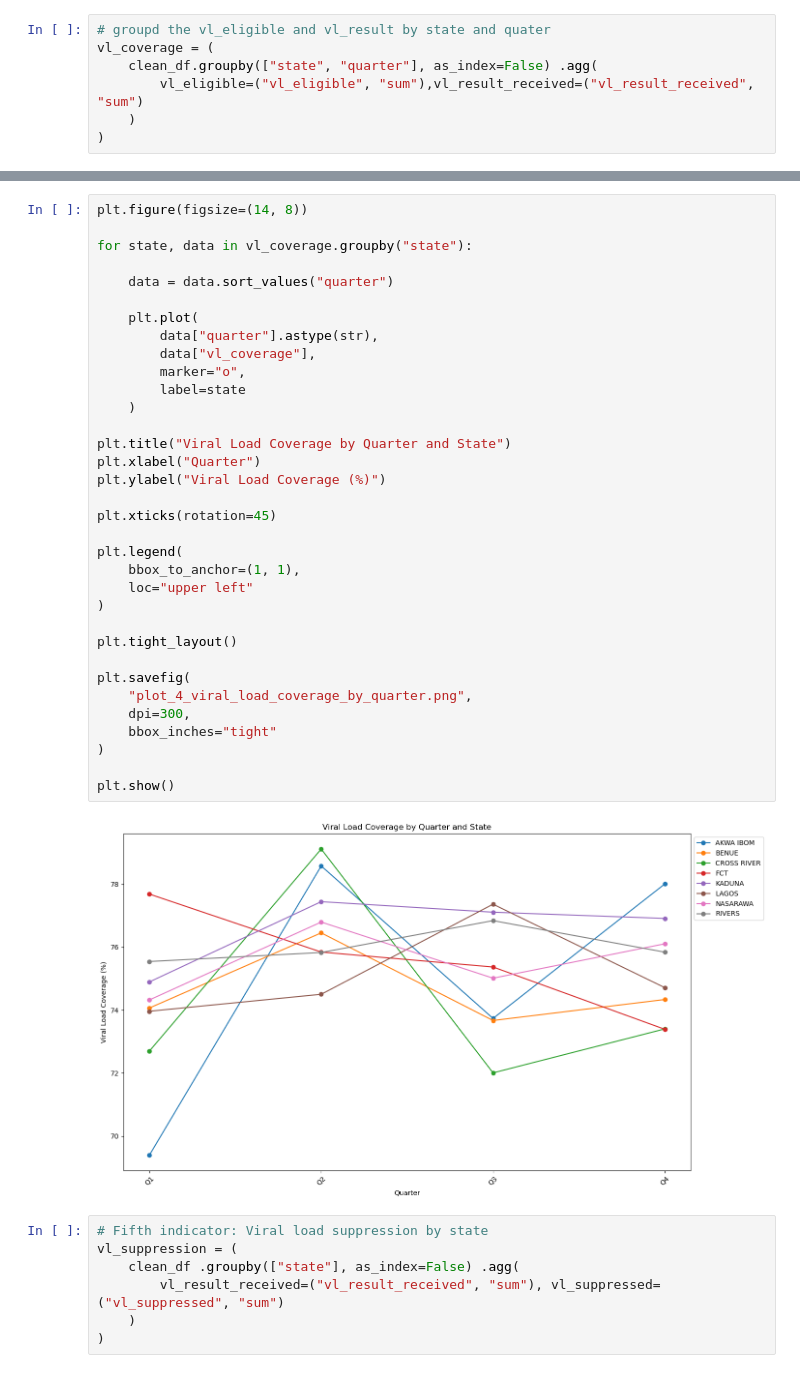
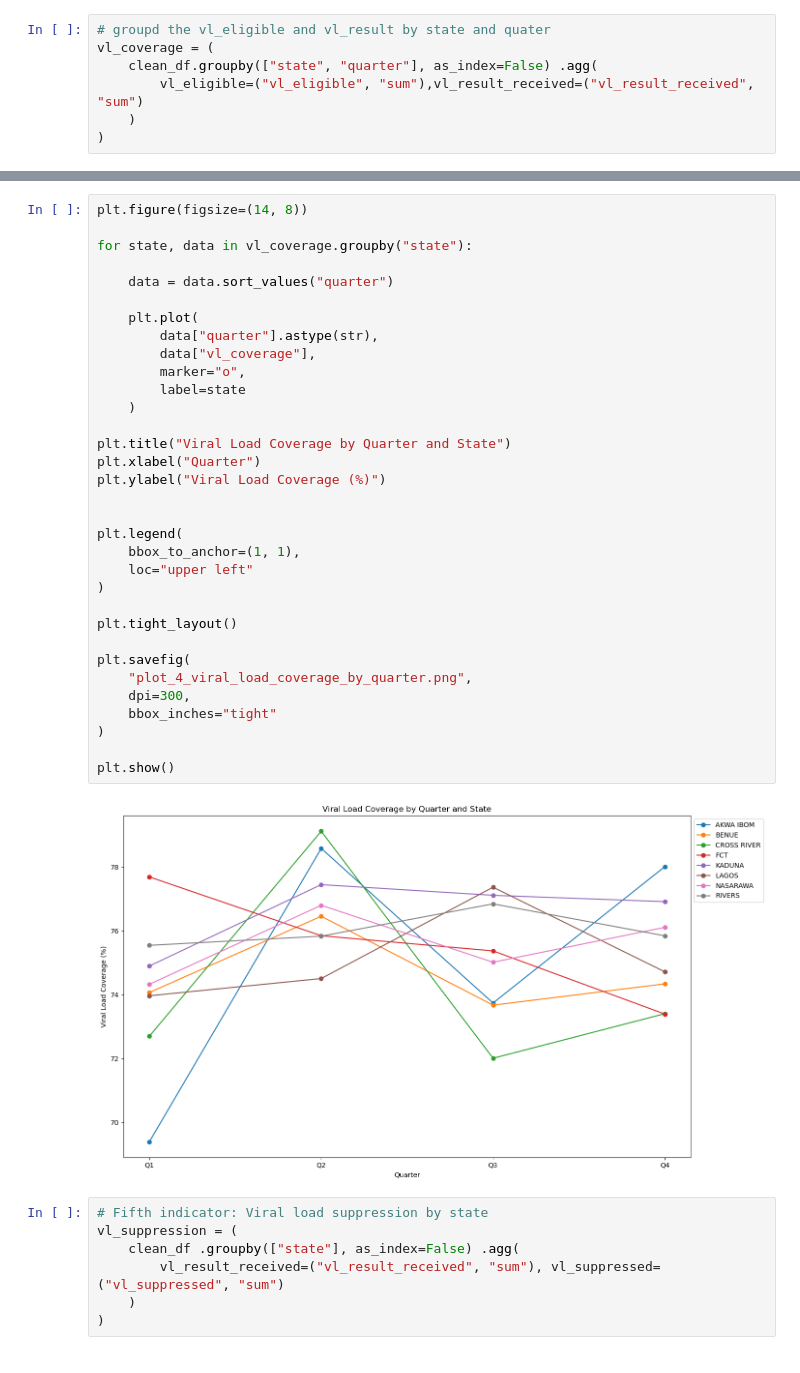
Before and after one commit to AlozieCollins/Intern-dataset-work, a Jupyter notebook: work.ipynb, the cells around one changed output, grey strips where cells are left out. Saved outputs shown, nothing was run; the diff lists cells and outputs as text.

```diff
--- a/work.ipynb
+++ b/work.ipynb
@@ -1266,35 +1244,34 @@ for state, data in vl_coverage.groupby("state"):
 
     data = data.sort_values("quarter")
 
     plt.plot(
         data["quarter"].astype(str),
         data["vl_coverage"],
         marker="o",
         label=state
     )
 
 plt.title("Viral Load Coverage by Quarter and State")
 plt.xlabel("Quarter")
 plt.ylabel("Viral Load Coverage (%)")
 
-plt.xticks(rotation=45)
 
 plt.legend(
     bbox_to_anchor=(1, 1),
     loc="upper left"
 )
 
 plt.tight_layout()
 
 plt.savefig(
     "plot_4_viral_load_coverage_by_quarter.png",
     dpi=300,
     bbox_inches="tight"
 )
 
 plt.show()
 # %% [output]
-[figure, old version]
+[figure, new version]
 # %%
 # Fifth indicator: Viral load suppression by state
 vl_suppression = (
```
Also changed, not shown: parts of 62 cells of this notebook, 6 other files.
